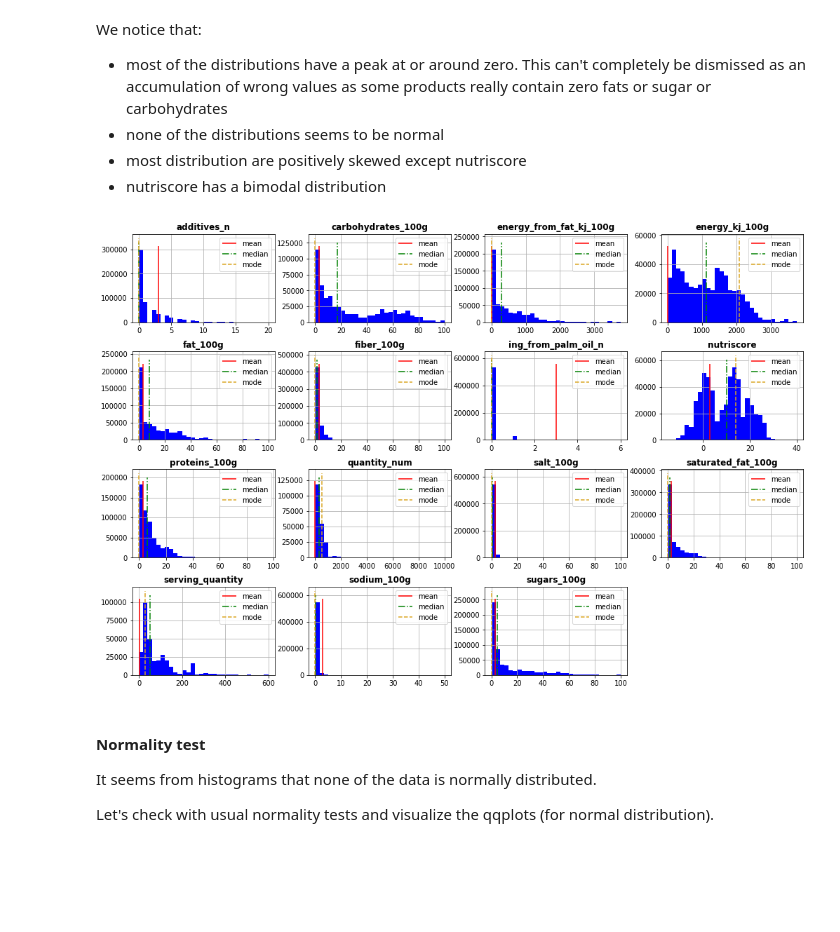
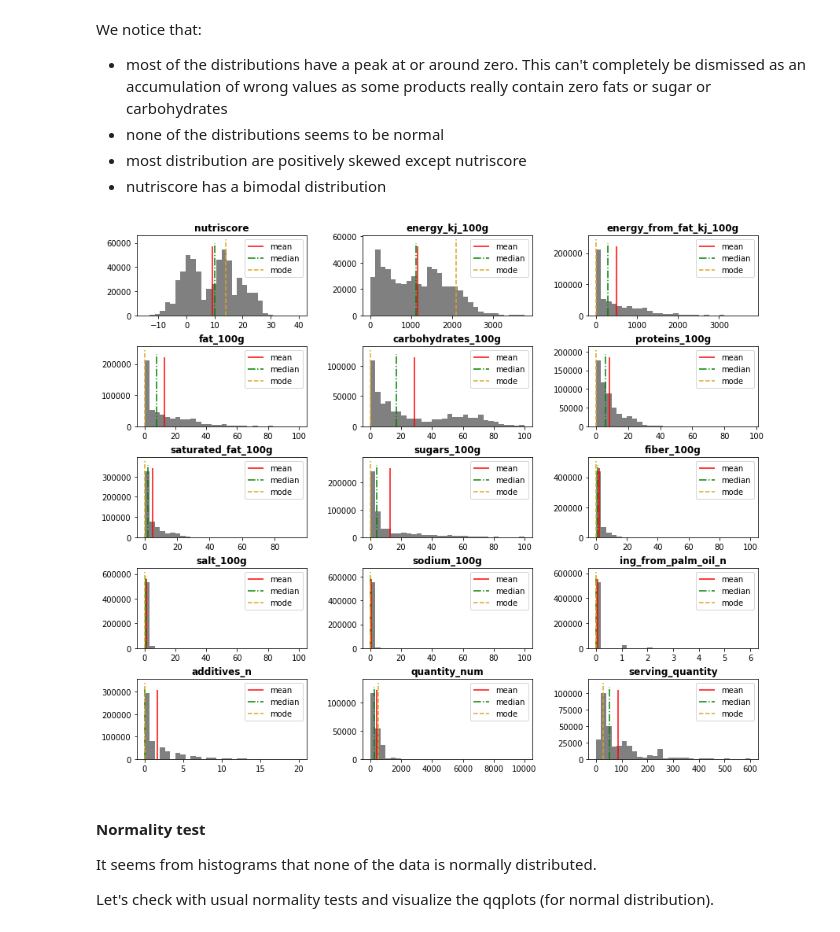
Before and after one commit to SmellyArmure/OC_DS_Project3, a Jupyter notebook: NOTEBOOKS/P3_Analysis.ipynb, the cells around one changed output. Cells and saved outputs as stored; diff of their text form; code cells hidden in the pictures; blank space fills up the shorter version.

Commit message:
P3_Analysis amélioration des graphes, ajouts à la présentation ppt, clarifications, amélioration des slides existants, conclusions.

```diff
--- a/NOTEBOOKS/P3_Analysis.ipynb
+++ b/NOTEBOOKS/P3_Analysis.ipynb
@@ -112,13 +109,13 @@ f = open('d_types.json', 'r')
 d_types = json.loads(f.read().replace('datetime64', 'object'))
 
 # -- Importing
-df = pd.read_csv('OFF_Cleaned_old.csv',
+df = pd.read_csv('OFF_Cleaned.csv',
                  index_col='Unnamed: 0', dtype=d_types,
                  low_memory=False, encoding ='utf-8')
 df['created_datetime'] = pd.to_datetime(df['created_datetime'])
 # %%
 # Setting your choice to save figures or not
-plot_enabled = False
+plot_enabled = True
 # %% [markdown]
 ## 0 Preliminaries
 
@@ -190,9 +187,6 @@ def plot_export_missing(df, cols, title, shorten_label=False, figsize=(12,8)):
     plt.subplots_adjust(hspace=0.3)
     plt.tight_layout(rect=[0, 0.05, 1, 0.92])
     fig.suptitle(title, fontweight='bold', fontsize=14)
-# %%
-# Temporary (already changed in P3_Cleaning)
-df['additives_n'] = df['additives_n'].clip(0,20)
 # %%
 plot_export_missing(df, df.columns,'Overview of missing data',
                     shorten_label=True)
@@ -248,23 +242,35 @@ We notice that:
 # %%
 # Plotting histograms of the main quantitative continuous columns
 
-fig = df[quant_cols].hist(figsize=(18,6), bins=30, color='b',
-                        xlabelsize=10, ylabelsize=10);
+# -- reordering columns
+quant_cols = ['nutriscore', 'energy_kj_100g', 'energy_from_fat_kj_100g',
+ 'fat_100g','carbohydrates_100g','proteins_100g',
+'saturated_fat_100g', 'sugars_100g', 'fiber_100g',
+ 'salt_100g','sodium_100g','ing_from_palm_oil_n',
+ 'additives_n', 'quantity_num', 'serving_quantity']
 
-for ax, c in zip(fig.ravel(), sorted(quant_cols)):
-    ax.vlines(3, *ax.get_ylim(),  color='red', ls='-', lw=1.5)
+fig = plt.figure(figsize=(12,10))
+
+# for i, ax, c in enumerate(zip(fig.ravel(), sorted(quant_cols))):
+for i, c in enumerate(quant_cols,1):
+    ax = fig.add_subplot(5,3,i)
+    ax.hist(df[c],  bins=30, color='grey')
+    ax.set_title(c)
+    ax.vlines(df[c].mean(), *ax.get_ylim(),  color='red', ls='-', lw=1.5)
     ax.vlines(df[c].median(), *ax.get_ylim(), color='green', ls='-.', lw=1.5)
     ax.vlines(df[c].mode()[0], *ax.get_ylim(), color='goldenrod', ls='--', lw=1.5)
     ax.legend(['mean', 'median', 'mode'])
+    ax.title.set_fontweight('bold')
 
-[ax.title.set_fontweight('bold') for ax in fig.ravel()];
-plt.tight_layout(w_pad=1, h_pad=-0.8)
-plt.gcf().set_size_inches(14,10)
+# plt.tight_layout(w_pad=4.5, h_pad=-1)
+plt.tight_layout(w_pad=2, h_pad=0.65)
+# plt.gcf().set_size_inches(16,7)
 
-if plot_enabled: plt.savefig(os.getcwd()+'/FIG/'+'A_1_1_histograms.png', dpi=400);
+if plot_enabled: plt.savefig(os.getcwd()+'/FIG/'+'A_1_1_histograms.png',
+                             dpi=400);
 plt.show()
 # %% [output]
-[figure, old version]
+[figure, new version]
 # %% [markdown]
 #### Normality test
 
```
Also changed, not shown: parts of 72 cells of this notebook, 51 other files.
